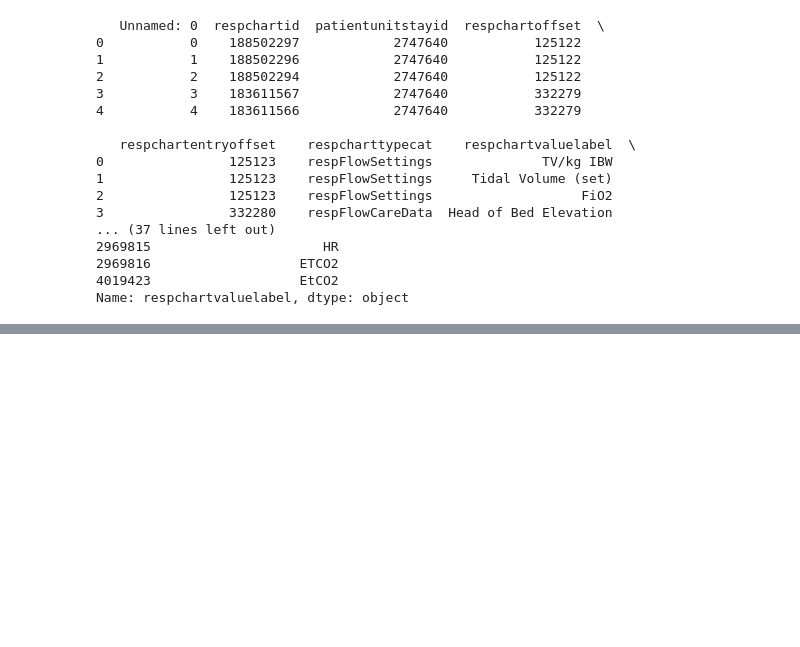
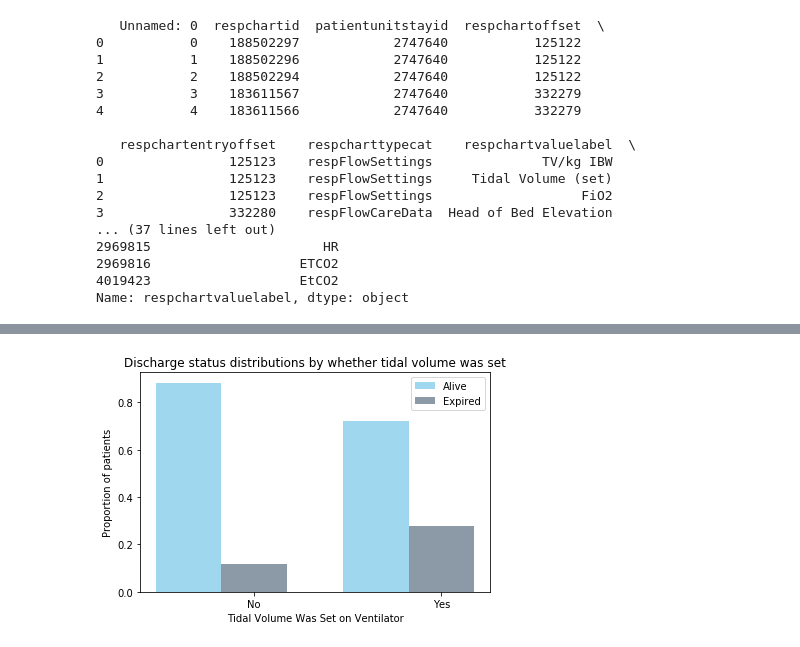
Before and after one commit to adit98/tbi, a Jupyter notebook: GCS_Modeling.ipynb, the cells around one changed output, grey strips where cells are left out. Drawn from its saved outputs; the diff is of its cells as text; code cells hidden in the pictures; blank space fills up the shorter version.

```diff
--- a/GCS_Modeling.ipynb
+++ b/GCS_Modeling.ipynb
@@ -600,12 +683,12 @@ respiratory_types = respiratory[respiratory['respcharttypecat'] == 'respFlowPtVe
 print(respiratory_types)
 
 # Dropping all measurements at time points greater than this window
-# indexNames = nursecharting[nursecharting['nursingchartoffset'] > first_time_len].index
-# # Delete these row indexes from dataFrame
-# nursecharting_filt = nursecharting.drop(indexNames , inplace=False)
-# # Deleting negative time measurements
-# indexNames = nursecharting[nursecharting['nursingchartoffset'] < 0].index
-# nursecharting_filt = nursecharting_filt.drop(indexNames , inplace=False)
+indexNames = respiratory[respiratory['respchartoffset'] > first_time_len].index
+# Delete these row indexes from dataFrame
+respiratory_filt = respiratory.drop(indexNames , inplace=False)
+# Deleting negative time measurements
+indexNames = respiratory[respiratory['respchartoffset'] < 0].index
+respiratory_filt = respiratory_filt.drop(indexNames , inplace=False)
 # %% [output]
    Unnamed: 0  respchartid  patientunitstayid  respchartoffset  \
 0           0    188502297            2747640           125122
@@ -726,0 +710,67 @@ Text(0.5, 1.0, 'Motor GCS')
+# %%
+# Getting patients that have tidal volume set
+
+feature = 'Tidal Volume (set)'
+tidal_vol_patients = pd.DataFrame(respiratory_filt[respiratory_filt['respchartvaluelabel'] == feature]['patientunitstayid'].drop_duplicates())
+
+tidal_vol_patient_data = tidal_vol_patients.merge(mortality, on='patientunitstayid')
+tidal_vol_patient_data['was_measured'] = 1
+
+non_tidal_vol_patients = patients[~patients.isin(tidal_vol_patients.all(1))]
+
+non_tidal_vol_patient_data = non_tidal_vol_patients.merge(mortality, on='patientunitstayid')
+non_tidal_vol_patient_data['was_measured'] = 0
+
+all_tidal_vol = pd.concat([
+    tidal_vol_patient_data,non_tidal_vol_patient_data
+],ignore_index=True)
+
+# Joining with mortality
+grouped = all_tidal_vol.groupby(['hospitaldischargestatus', 'was_measured']).count()['patientunitstayid']
+print(grouped)
+
+alive = list(grouped['Alive'])
+exp = list(grouped['Expired'])
+
+print(alive)
+print(exp)
+tots = [alive[i] + exp[i] for i in range(len(alive))]
+
+alive_prop = [alive[i] / tots[i] for i in range(len(alive))]
+exp_prop = [exp[i] / tots[i] for i in range(len(alive))]
+
+print(alive_prop)
+print(exp_prop)
+
+# Plotting
+n_groups = 2
+alive_dist = tuple(alive_prop)
+exp_dist = tuple(exp_prop)
+
+# create plot
+fig, ax = plt.subplots()
+index = np.arange(n_groups)
+bar_width = 0.35
+opacity = 0.8
+
+rects1 = plt.bar(index, alive_dist, bar_width,
+alpha=opacity,
+color='skyblue',
+label='Alive')
+
+rects2 = plt.bar(index + bar_width, exp_dist, bar_width,
+alpha=opacity,
+color='slategray',
+label='Expired')
+
+plt.xlabel('Tidal Volume Was Set on Ventilator')
+plt.ylabel('Proportion of patients')
+plt.title('Discharge status distributions by whether tidal volume was set')
+plt.xticks(index + bar_width, tuple(['No', 'Yes']))
+plt.legend()
+
+# plt.savefig('gender_gcs_distrib.png')
+
+plt.tight_layout()
+plt.show()
+# %% [output]
@@ -726,0 +787 @@ Text(0.5, 1.0, 'Motor GCS')
+[figure, added]
```
Also changed, not shown: parts of 17 cells of this notebook, 1 other file.
